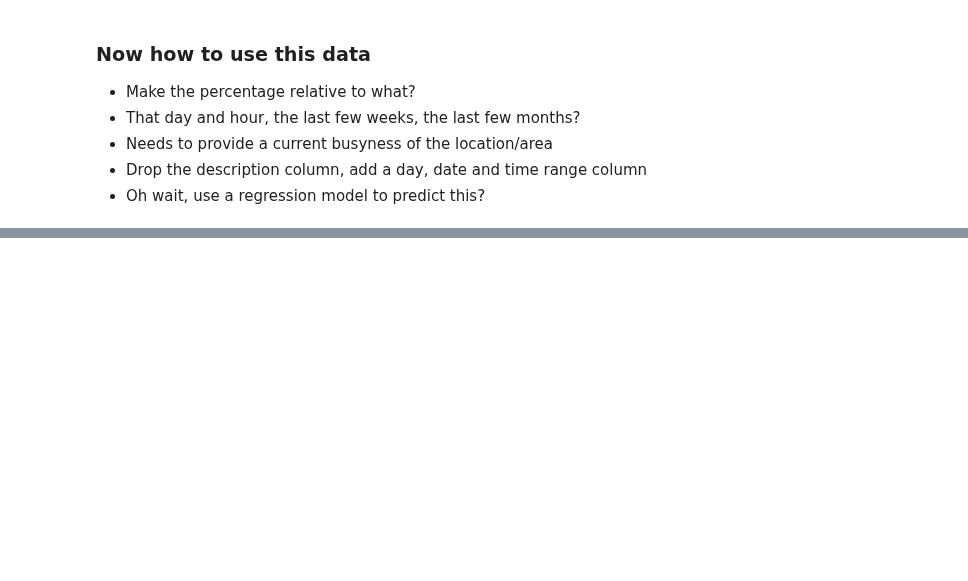
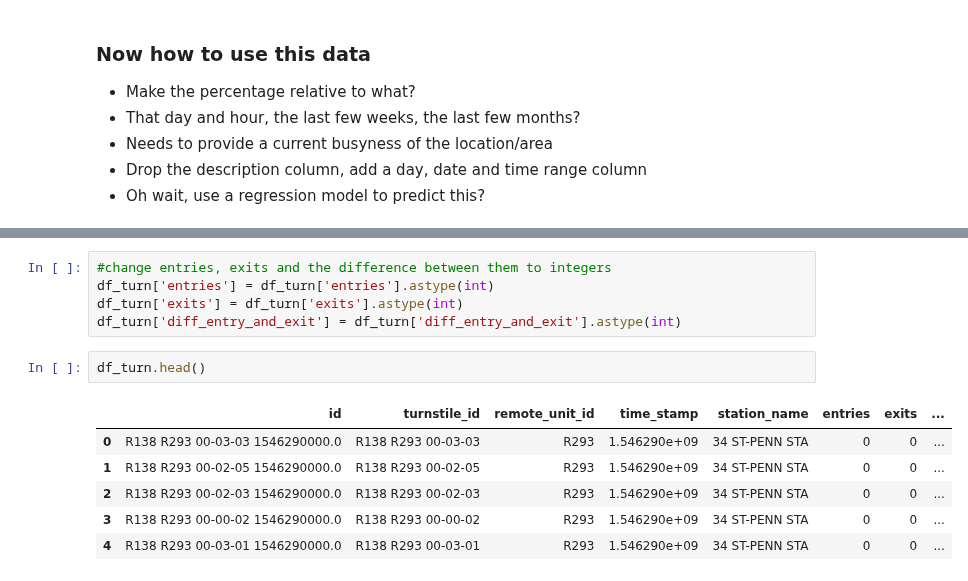
Before and after one commit to Fei117117/NYSeeNow, a Jupyter notebook: NYSeeNow-ML/SubwayData/subway.ipynb, the cells around one changed output, grey strips where cells are left out. Drawn from its saved outputs; the diff is of its cells as text; blank space fills up the shorter version.

```diff
--- a/NYSeeNow-ML/SubwayData/subway.ipynb
+++ b/NYSeeNow-ML/SubwayData/subway.ipynb
@@ -393,0 +442,14 @@ df_turn
+# %%
+#change entries, exits and the difference between them to integers
+df_turn['entries'] = df_turn['entries'].astype(int)
+df_turn['exits'] = df_turn['exits'].astype(int)
+df_turn['diff_entry_and_exit'] = df_turn['diff_entry_and_exit'].astype(int)
+# %%
+df_turn.head()
+# %% [output]
+|  | id | turnstile_id | remote_unit_id | time_stamp | station_name | entries | exits | ... |
+| 0 | R138 R293 00-03-03 1546290000.0 | R138 R293 00-03-03 | R293 | 1.546290e+09 | 34 ST-PENN STA | 0 | 0 | ... |
+| 1 | R138 R293 00-02-05 1546290000.0 | R138 R293 00-02-05 | R293 | 1.546290e+09 | 34 ST-PENN STA | 0 | 0 | ... |
+| 2 | R138 R293 00-02-03 1546290000.0 | R138 R293 00-02-03 | R293 | 1.546290e+09 | 34 ST-PENN STA | 0 | 0 | ... |
+| 3 | R138 R293 00-00-02 1546290000.0 | R138 R293 00-00-02 | R293 | 1.546290e+09 | 34 ST-PENN STA | 0 | 0 | ... |
+| 4 | R138 R293 00-03-01 1546290000.0 | R138 R293 00-03-01 | R293 | 1.546290e+09 | 34 ST-PENN STA | 0 | 0 | ... |
```
Also changed, not shown: parts of 9 cells of this notebook.
